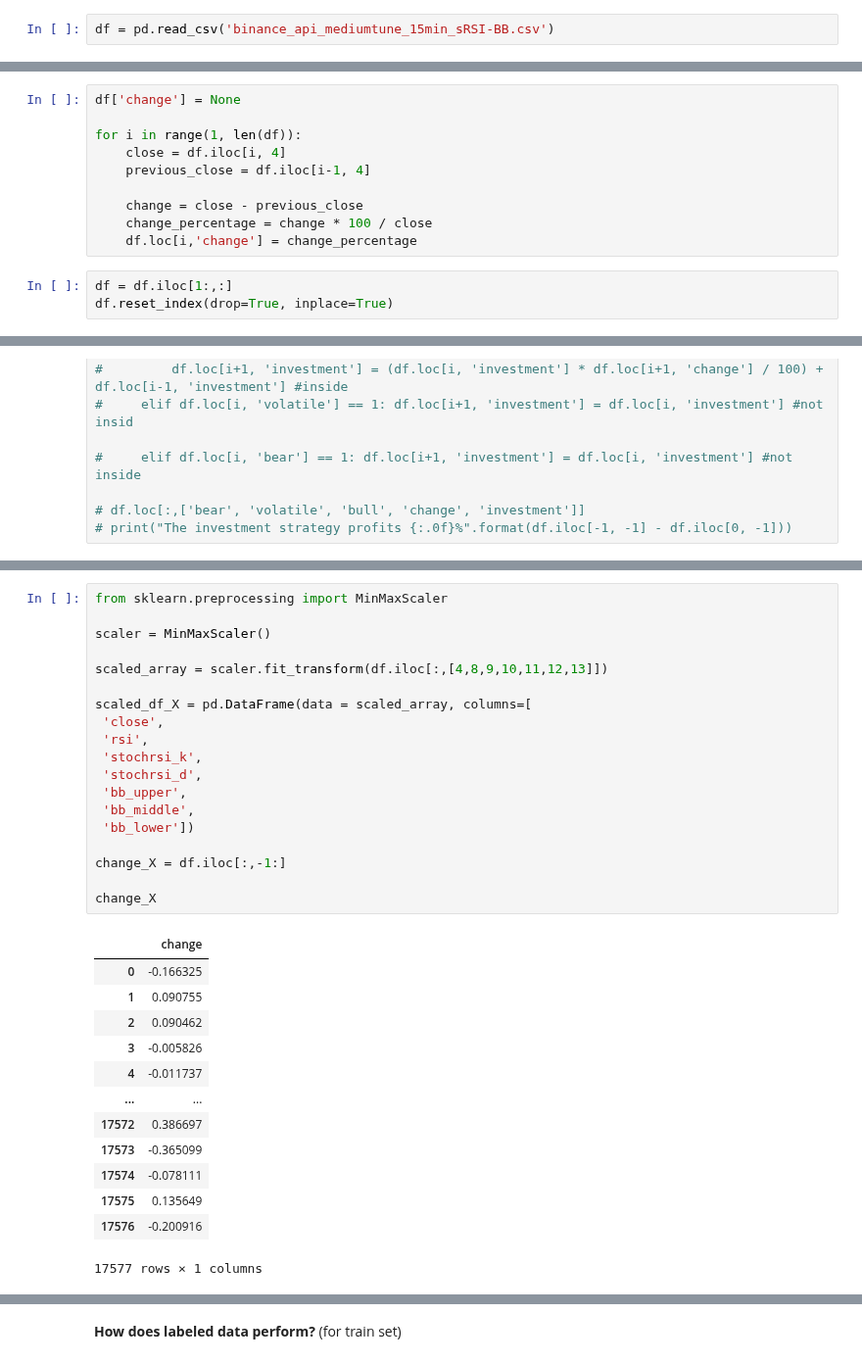
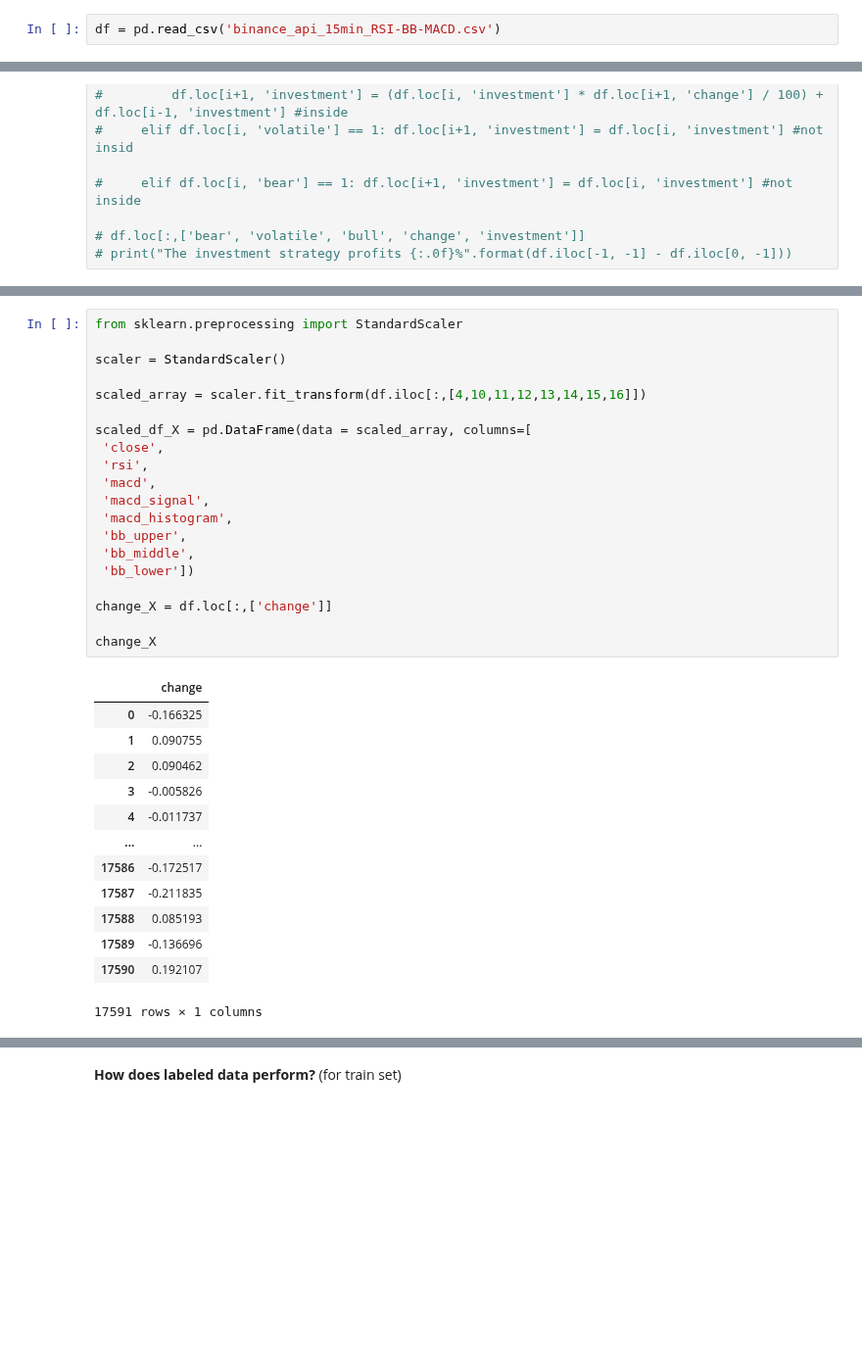
Before and after one commit to anilergan/AISMTB, a Jupyter notebook: binance_api_main.ipynb, the cells around one changed output, grey strips where cells are left out. Shown at 98% size. Cells and saved outputs as stored; diff of their text form; blank space fills up the shorter version.

```diff
--- a/binance_api_main.ipynb
+++ b/binance_api_main.ipynb
@@ -1,7 +1,7 @@
 # %%
 import pandas as pd
 # %%
-df = pd.read_csv('binance_api_mediumtune_15min_sRSI-BB.csv')
+df = pd.read_csv('binance_api_15min_RSI-BB-MACD.csv')
 # %%
 df
 # %% [output]
@@ -21,13 +20,0 @@ df
-# %%
-df['change'] = None
-
-for i in range(1, len(df)):
-    close = df.iloc[i, 4]
-    previous_close = df.iloc[i-1, 4]
-
-    change = close - previous_close
-    change_percentage = change * 100 / close
-    df.loc[i,'change'] = change_percentage
-# %%
-df = df.iloc[1:,:]
-df.reset_index(drop=True, inplace=True)
@@ -173,35 +107,36 @@ df.columns.to_series(index=range(len(df.columns)))
 dtype: object
 # %%
-from sklearn.preprocessing import MinMaxScaler
+from sklearn.preprocessing import StandardScaler
 
-scaler = MinMaxScaler()
+scaler = StandardScaler()
 
-scaled_array = scaler.fit_transform(df.iloc[:,[4,8,9,10,11,12,13]])
+scaled_array = scaler.fit_transform(df.iloc[:,[4,10,11,12,13,14,15,16]])
 
 scaled_df_X = pd.DataFrame(data = scaled_array, columns=[
  'close',
  'rsi',
- 'stochrsi_k',
- 'stochrsi_d',
+ 'macd',
+ 'macd_signal',
+ 'macd_histogram',
  'bb_upper',
  'bb_middle',
  'bb_lower'])
 
-change_X = df.iloc[:,-1:]
+change_X = df.loc[:,['change']]
 
 change_X
 # %% [output]
 |  | change |
 | 0 | -0.166325 |
 | 1 | 0.090755 |
 | 2 | 0.090462 |
 | 3 | -0.005826 |
 | 4 | -0.011737 |
 | ... | ... |
-| 17572 | 0.386697 |
-| 17573 | -0.365099 |
-| 17574 | -0.078111 |
-| 17575 | 0.135649 |
-| 17576 | -0.200916 |
+| 17586 | -0.172517 |
+| 17587 | -0.211835 |
+| 17588 | 0.085193 |
+| 17589 | -0.136696 |
+| 17590 | 0.192107 |
-17577 rows × 1 columns
+17591 rows × 1 columns
 # %%
```
Also changed, not shown: parts of 19 cells of this notebook, 5 other files.
